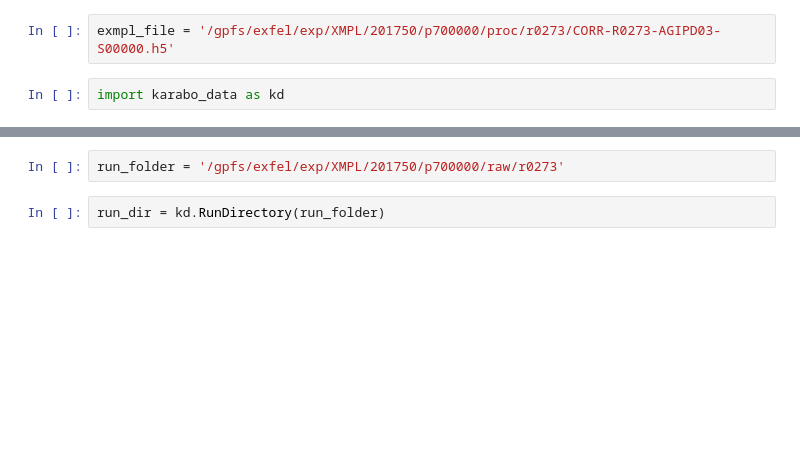
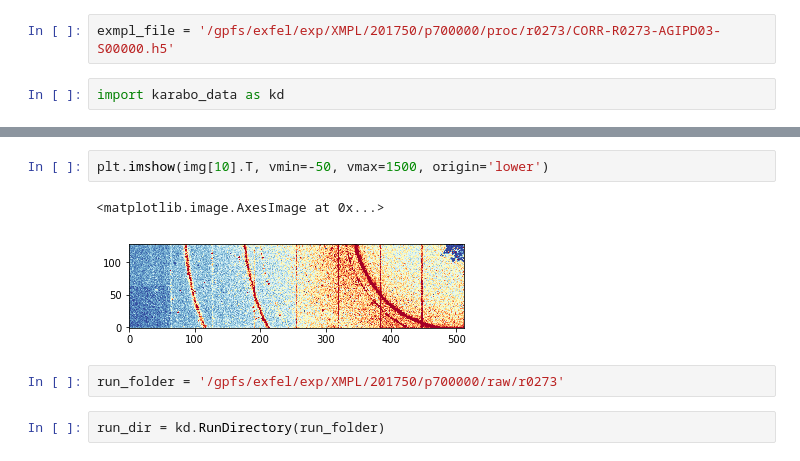
Before and after one commit to antarcticrainforest/antarcticrainforest.github.io, a Jupyter notebook: src/karabo_data-talk/Live-demo_talk.ipynb, the cells around one changed output, grey strips where cells are left out. Cells and saved outputs as stored; diff of their text form; blank space fills up the shorter version.

```diff
--- a/src/karabo_data-talk/Live-demo_talk.ipynb
+++ b/src/karabo_data-talk/Live-demo_talk.ipynb
@@ -8,3 +83,8 @@ import karabo_data as kd
+# %%
+plt.imshow(img[10].T, vmin=-50, vmax=1500, origin='lower')
+# %% [output]
+<matplotlib.image.AxesImage at 0x...>
+[figure, added]
 # %%
 run_folder = '/gpfs/exfel/exp/XMPL/201750/p700000/raw/r0273'
 # %%
```
Also changed, not shown: parts of 26 cells of this notebook, 26 other files.
